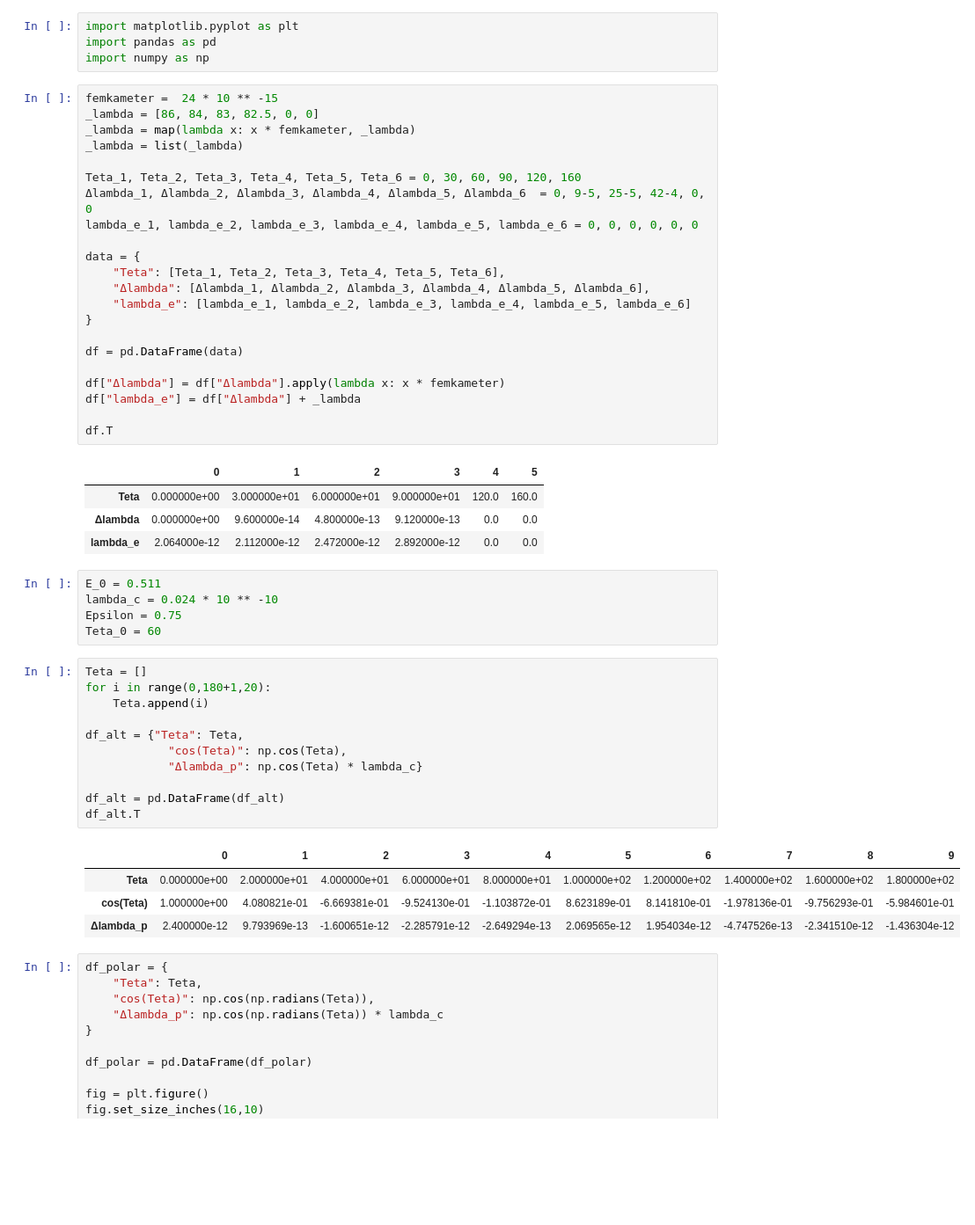
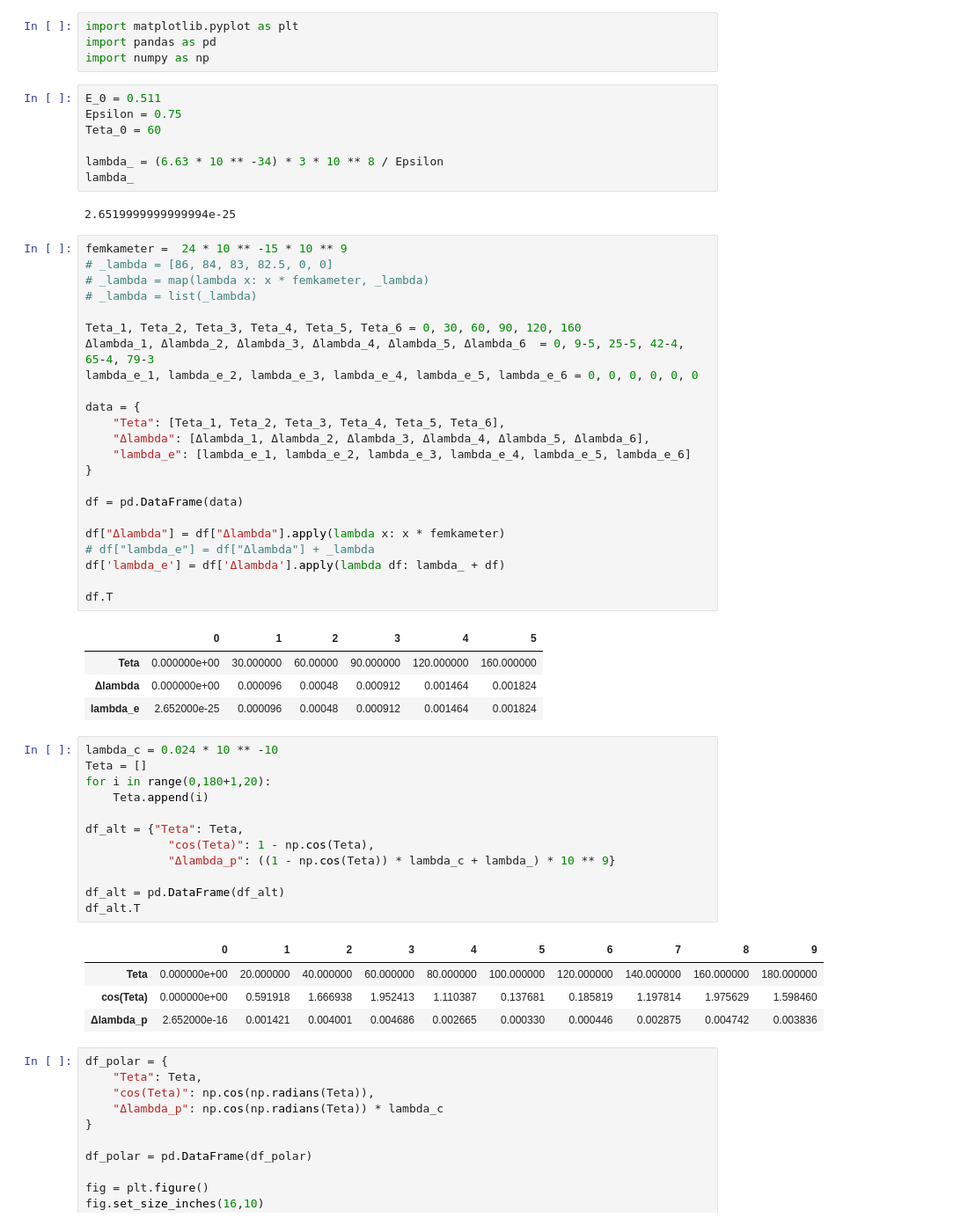
Before and after one commit to replicaCortex/Keres, a Jupyter notebook: Physics/4Lab.ipynb, the cells around one changed output. Shown: that part at 88% size. Cells and saved outputs as stored; diff of their text form; blank space fills up the shorter version.

```diff
--- a/Physics/4Lab.ipynb
+++ b/Physics/4Lab.ipynb
@@ -4,14 +4,23 @@ Colab 🤩 -> https://drive.google.com/file/d/1Cy7cA17WXWR9zsW7HYaXHYlbhfK0BPWo/
 import matplotlib.pyplot as plt
 import pandas as pd
 import numpy as np
+# %%
+E_0 = 0.511
+Epsilon = 0.75
+Teta_0 = 60
+
+lambda_ = (6.63 * 10 ** -34) * 3 * 10 ** 8 / Epsilon
+lambda_
+# %% [output]
+2.6519999999999994e-25
 # %%
-femkameter =  24 * 10 ** -15
-_lambda = [86, 84, 83, 82.5, 0, 0]
-_lambda = map(lambda x: x * femkameter, _lambda)
-_lambda = list(_lambda)
+femkameter =  24 * 10 ** -15 * 10 ** 9
+# _lambda = [86, 84, 83, 82.5, 0, 0]
+# _lambda = map(lambda x: x * femkameter, _lambda)
+# _lambda = list(_lambda)
 
 Teta_1, Teta_2, Teta_3, Teta_4, Teta_5, Teta_6 = 0, 30, 60, 90, 120, 160
-Δlambda_1, Δlambda_2, Δlambda_3, Δlambda_4, Δlambda_5, Δlambda_6  = 0, 9-5, 25-5, 42-4, 0, 0
+Δlambda_1, Δlambda_2, Δlambda_3, Δlambda_4, Δlambda_5, Δlambda_6  = 0, 9-5, 25-5, 42-4, 65-4, 79-3
 lambda_e_1, lambda_e_2, lambda_e_3, lambda_e_4, lambda_e_5, lambda_e_6 = 0, 0, 0, 0, 0, 0
 
 data = {
@@ -23,35 +32,32 @@ data = {
 df = pd.DataFrame(data)
 
 df["Δlambda"] = df["Δlambda"].apply(lambda x: x * femkameter)
-df["lambda_e"] = df["Δlambda"] + _lambda
+# df["lambda_e"] = df["Δlambda"] + _lambda
+df['lambda_e'] = df['Δlambda'].apply(lambda df: lambda_ + df)
 
 df.T
 # %% [output]
 |  | 0 | 1 | 2 | 3 | 4 | 5 |
-| Teta | 0.000000e+00 | 3.000000e+01 | 6.000000e+01 | 9.000000e+01 | 120.0 | 160.0 |
-| Δlambda | 0.000000e+00 | 9.600000e-14 | 4.800000e-13 | 9.120000e-13 | 0.0 | 0.0 |
-| lambda_e | 2.064000e-12 | 2.112000e-12 | 2.472000e-12 | 2.892000e-12 | 0.0 | 0.0 |
+| Teta | 0.000000e+00 | 30.000000 | 60.00000 | 90.000000 | 120.000000 | 160.000000 |
+| Δlambda | 0.000000e+00 | 0.000096 | 0.00048 | 0.000912 | 0.001464 | 0.001824 |
+| lambda_e | 2.652000e-25 | 0.000096 | 0.00048 | 0.000912 | 0.001464 | 0.001824 |
-# %%
-E_0 = 0.511
-lambda_c = 0.024 * 10 ** -10
-Epsilon = 0.75
-Teta_0 = 60
 # %%
+lambda_c = 0.024 * 10 ** -10
 Teta = []
 for i in range(0,180+1,20):
 	Teta.append(i)
 
 df_alt = {"Teta": Teta,
-			"cos(Teta)": np.cos(Teta),
-			"Δlambda_p": np.cos(Teta) * lambda_c}
+			"cos(Teta)": 1 - np.cos(Teta),
+			"Δlambda_p": ((1 - np.cos(Teta)) * lambda_c + lambda_) * 10 ** 9}
 
 df_alt = pd.DataFrame(df_alt)
 df_alt.T
 # %% [output]
 |  | 0 | 1 | 2 | 3 | 4 | 5 | 6 | 7 | 8 | 9 |
-| Teta | 0.000000e+00 | 2.000000e+01 | 4.000000e+01 | 6.000000e+01 | 8.000000e+01 | 1.000000e+02 | 1.200000e+02 | 1.400000e+02 | 1.600000e+02 | 1.800000e+02 |
-| cos(Teta) | 1.000000e+00 | 4.080821e-01 | -6.669381e-01 | -9.524130e-01 | -1.103872e-01 | 8.623189e-01 | 8.141810e-01 | -1.978136e-01 | -9.756293e-01 | -5.984601e-01 |
-| Δlambda_p | 2.400000e-12 | 9.793969e-13 | -1.600651e-12 | -2.285791e-12 | -2.649294e-13 | 2.069565e-12 | 1.954034e-12 | -4.747526e-13 | -2.341510e-12 | -1.436304e-12 |
+| Teta | 0.000000e+00 | 20.000000 | 40.000000 | 60.000000 | 80.000000 | 100.000000 | 120.000000 | 140.000000 | 160.000000 | 180.000000 |
+| cos(Teta) | 0.000000e+00 | 0.591918 | 1.666938 | 1.952413 | 1.110387 | 0.137681 | 0.185819 | 1.197814 | 1.975629 | 1.598460 |
+| Δlambda_p | 2.652000e-16 | 0.001421 | 0.004001 | 0.004686 | 0.002665 | 0.000330 | 0.000446 | 0.002875 | 0.004742 | 0.003836 |
 # %%
 df_polar = {
     "Teta": Teta,
```
Also changed, not shown: parts of 1 cell of this notebook, 2 other files.
